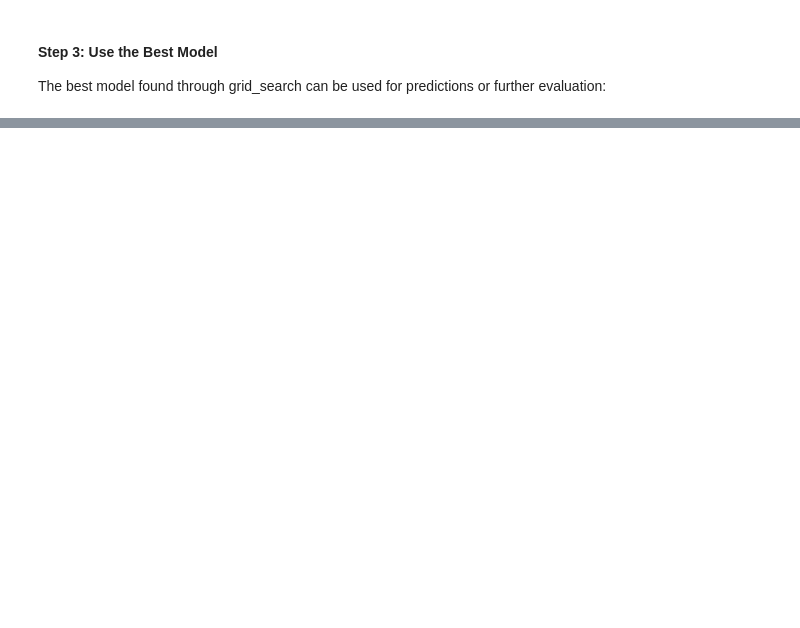
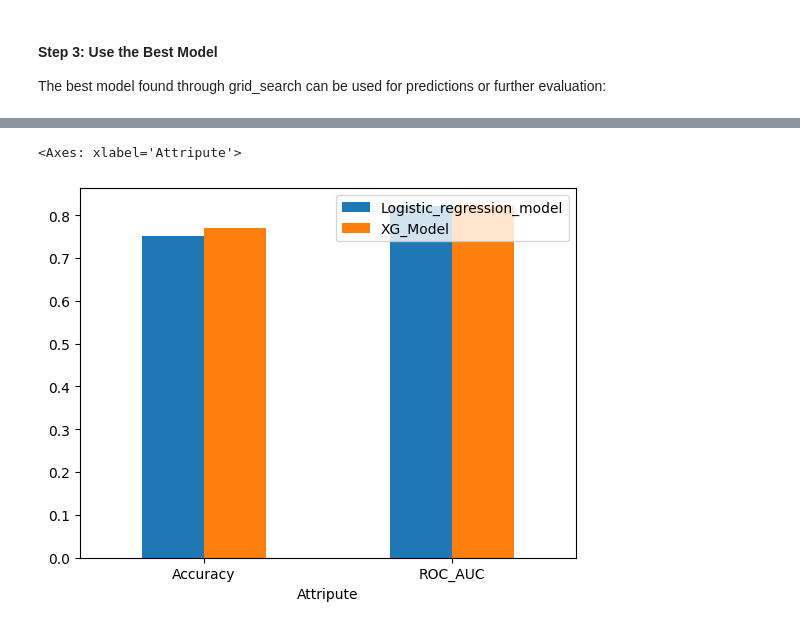
Before and after one commit to temesgen0/Customer_Churn_Prediction, a Jupyter notebook: ChurnCustomers.ipynb, the cells around one changed output, grey strips where cells are left out. Drawn from its saved outputs; the diff is of its cells as text; code cells hidden in the pictures; blank space fills up the shorter version.

```diff
--- a/ChurnCustomers.ipynb
+++ b/ChurnCustomers.ipynb
@@ -775,0 +924,6 @@ weighted avg       0.88      0.88      0.88      1000
+# %%
+reg_eval = pd.DataFrame({"Attripute": ["Accuracy", "ROC_AUC"], "Logistic_regression_model": [best_accuracy, best_roc], "XG_Model":[best_accuracy_xg,  best_roc_auc_xg]})
+reg_eval.plot.bar(x="Attripute", y=["Logistic_regression_model", "XG_Model"], rot=0)
+# %% [output]
+<Axes: xlabel='Attripute'>
+[figure, added]
```
Also changed, not shown: parts of 18 cells of this notebook.
